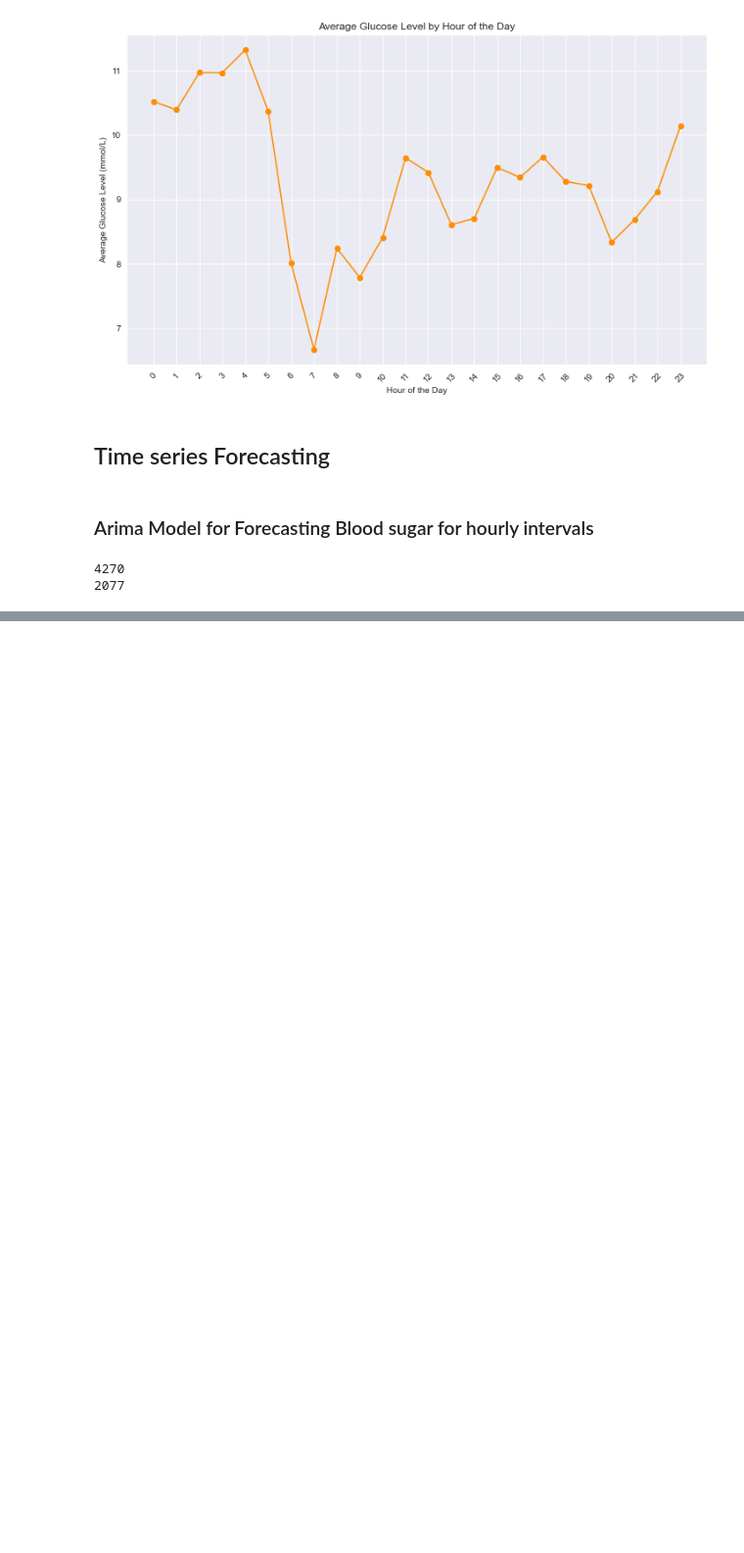
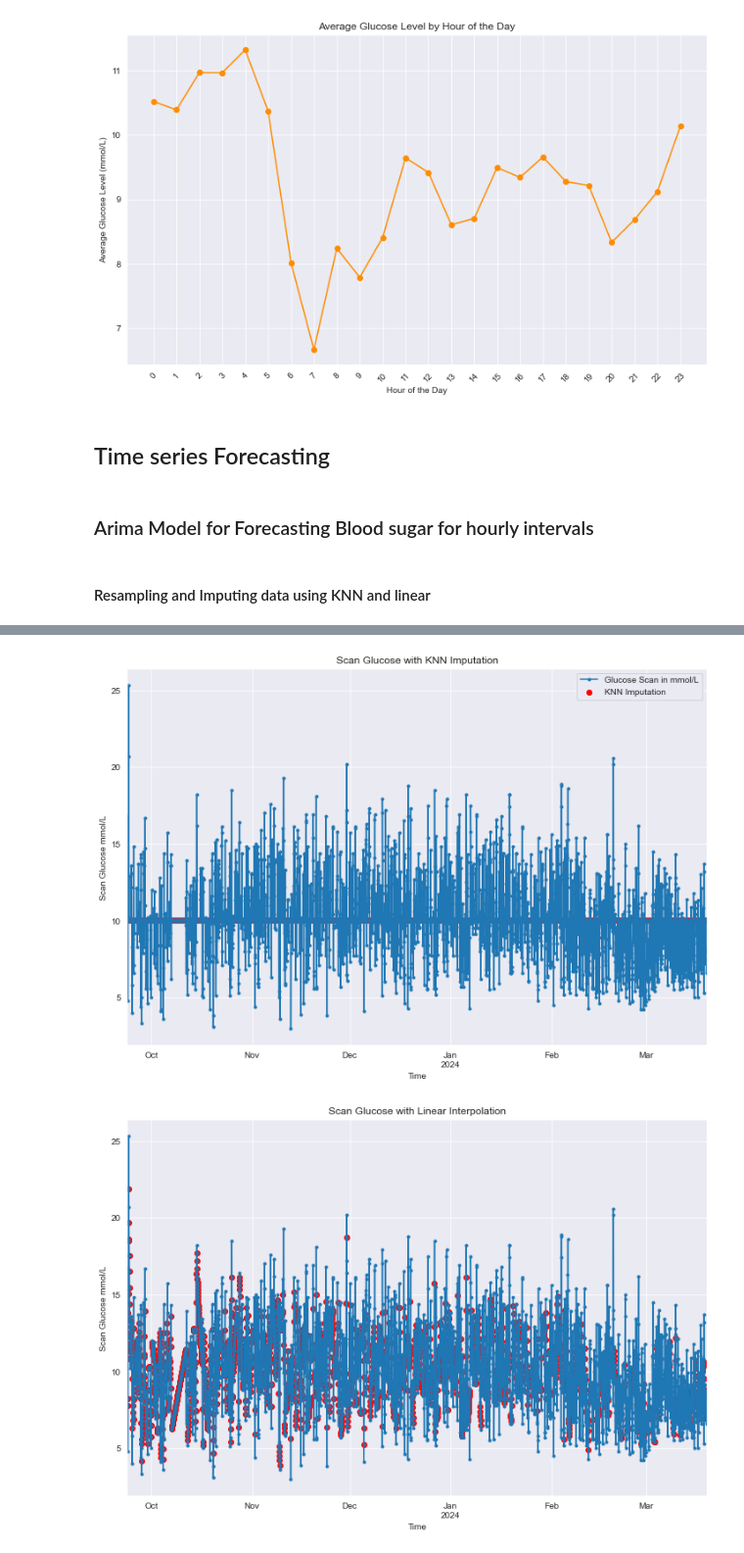
Before and after one commit to aduale04/CGM-Data-Analysis, a Jupyter notebook: CGM_Time_Series_Analysis.ipynb, the cells around one changed output, grey strips where cells are left out. Shown at 98% size. Saved outputs shown, nothing was run; the diff lists cells and outputs as text; code cells hidden in the pictures; blank space fills up the shorter version.

```diff
--- a/CGM_Time_Series_Analysis.ipynb
+++ b/CGM_Time_Series_Analysis.ipynb
@@ -283,16 +290,49 @@ plt.show()
 ## Time series Forecasting
 # %% [markdown]
 ### Arima Model for Forecasting Blood sugar for hourly intervals
-# %%
-# Resampling my timeseries data
-
-Hourly_avg = df.resample('60T').mean().round(1)
-
-# Checking
-print(len(Hourly_avg))
-print(Hourly_avg['Scan Glucose mmol/L'].isna().sum())
-
-# Half of the Data is missing, requires Imputation
-# %% [output]
-4270
-2077
+# %% [markdown]
+#### Resampling and Imputing data using KNN and linear
+# %%
+# Resampling my timeseries data
+hourly_avg = df.resample('60T').mean().round(1)
+print(hourly_avg.head(10))
+
+# Checking
+total = len(hourly_avg)
+missing = hourly_avg['Scan Glucose mmol/L'].isna().sum()
+print(f"\nPercentage of NA samples = {round(((missing / total) * 100), 2)}%")
+
+# Imputation using KNN Imputer
+imputer = KNNImputer(n_neighbors=5, weights='distance')
+df_imputed_knn = hourly_avg.copy()
+df_imputed_knn[['Scan Glucose mmol/L']] = imputer.fit_transform(df_imputed_knn[['Scan Glucose mmol/L']])
+
+# Create a matplotlib plot
+plt.figure(figsize=(12,8))
+df_imputed_knn['Scan Glucose mmol/L'].plot(style='.-', label='Glucose Scan in mmol/L')
+
+# Add points where data was imputed
+imputed_indices = hourly_avg[hourly_avg['Scan Glucose mmol/L'].isnull()].index
+plt.scatter(imputed_indices, df_imputed_knn.loc[imputed_indices, 'Scan Glucose mmol/L'], color='red', label='KNN Imputation')
+
+# Set title and labels
+plt.title('Scan Glucose with KNN Imputation')
+plt.xlabel('Time')
+plt.ylabel('Scan Glucose mmol/L')
+plt.legend()
+plt.show()
+
+# Imputation using linear interpolation
+df_imputed_linear = hourly_avg.interpolate(method='linear', limit_direction='forward')
+
+# Plot the main line with markers
+df_imputed_linear['Scan Glucose mmol/L'].plot(style='.-', figsize=(12,8), title='Scan Glucose with Linear Interpolation')
+
+# Add points where data was imputed with red color
+plt.scatter(imputed_indices, df_imputed_linear.loc[imputed_indices, 'Scan Glucose mmol/L'], color='red')
+
+# Set labels
+plt.xlabel('Time')
+plt.ylabel('Scan Glucose mmol/L')
+plt.show()
+# %% [output]
@@ -298,0 +353,2 @@ print(Hourly_avg['Scan Glucose mmol/L'].isna().sum())
+[figure, added]
+[figure, added]
```
Also changed, not shown: parts of 14 cells of this notebook.
